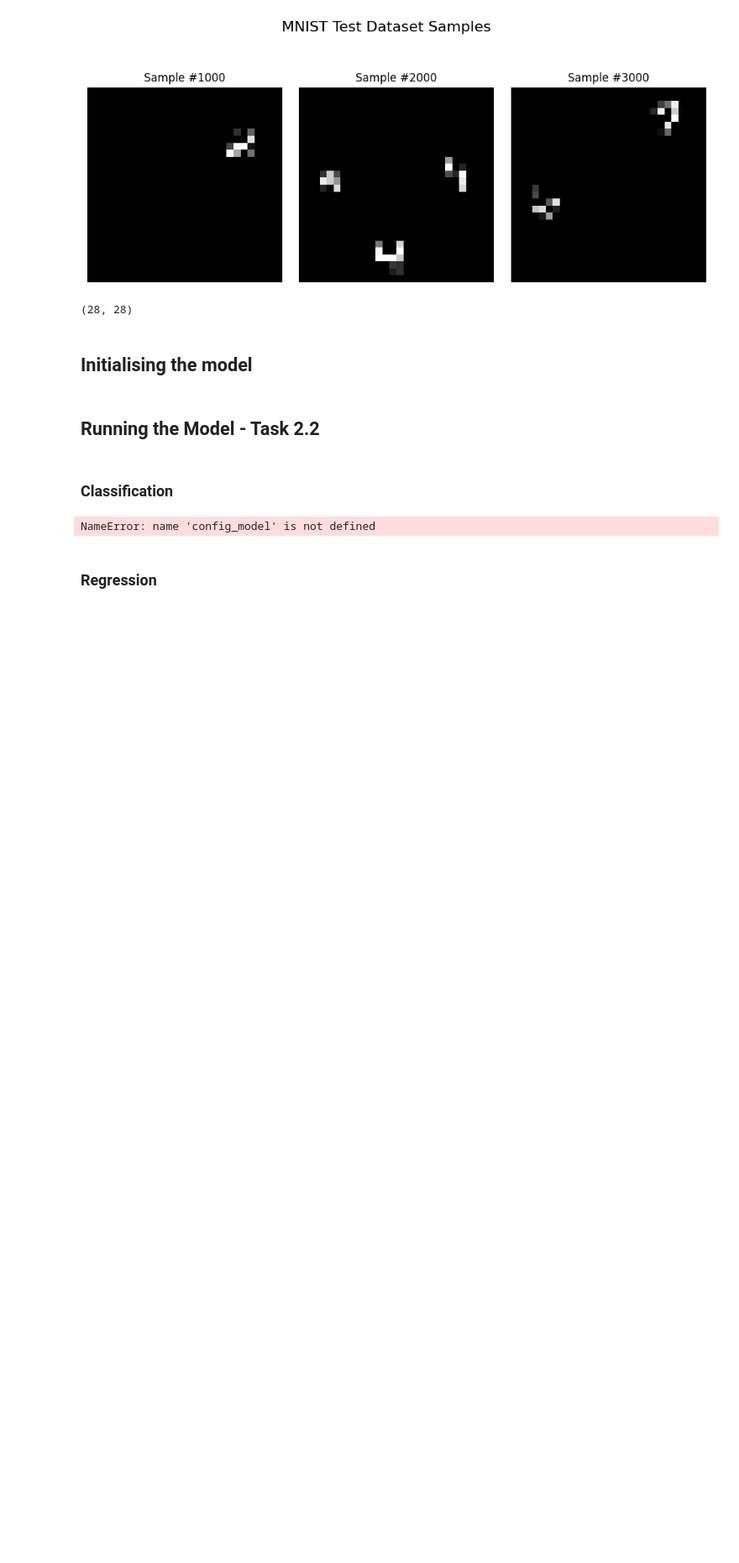
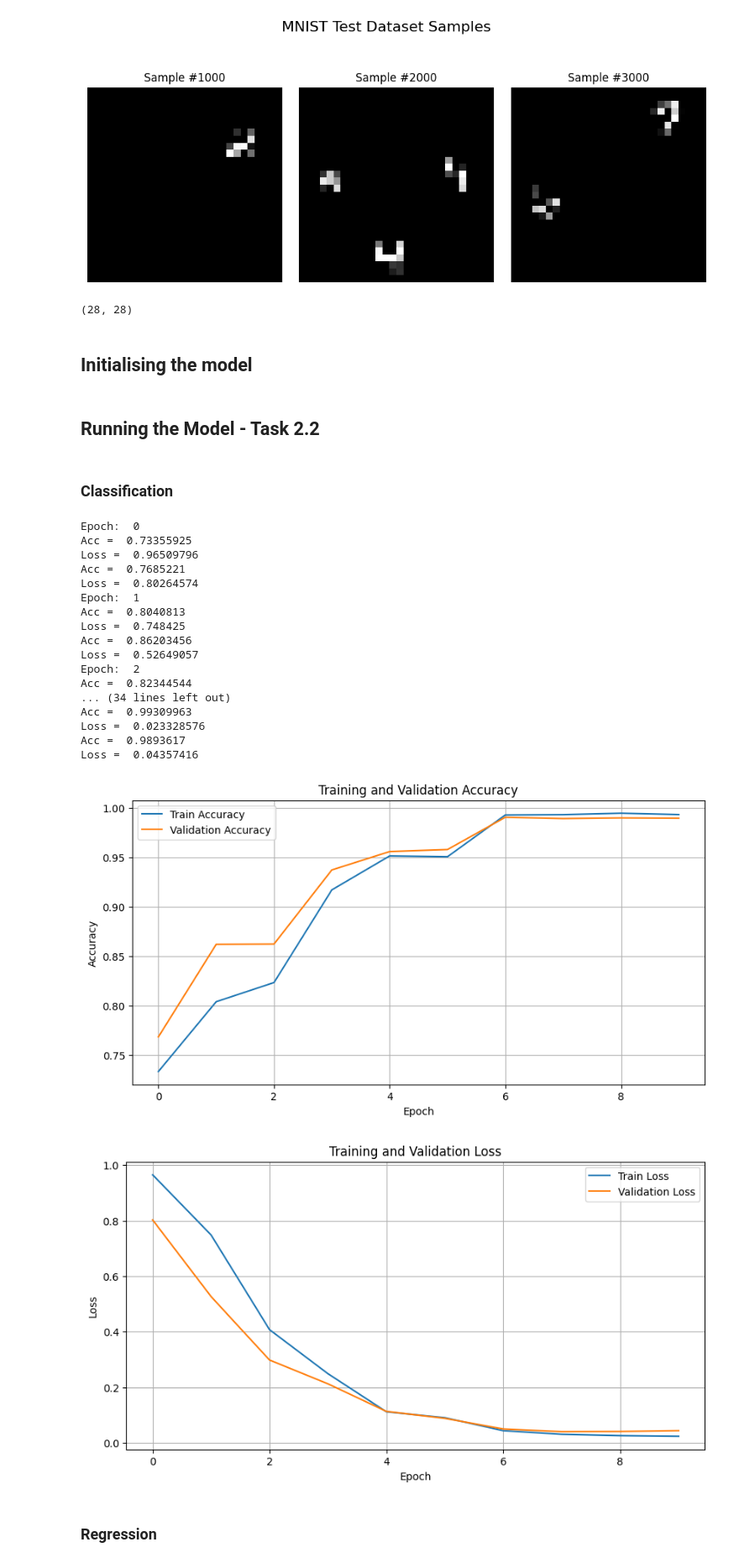
Before and after one commit to SohamVaishnav/smai-m24-assignments-SohamVaishnav, a Jupyter notebook: assignments/4/CNN.ipynb, the cells around one changed output. Shown at 84% size. Drawn from its saved outputs; the diff is of its cells as text; code cells hidden in the pictures; blank space fills up the shorter version.

```diff
--- a/assignments/4/CNN.ipynb
+++ b/assignments/4/CNN.ipynb
@@ -124,31 +124,49 @@ config_trainer = {'model': [], 'loss': [], 'epochs': [], 'batch_size': [], 'lear
 # %%
 config_model['task'] = 'classification'
 config_model['in_channels'] = 1
-config_model['ConvLayers'] = [32, 10]
-config_model['FCLayers'] = [10*28*28, 512, 4]
+config_model['ConvLayers'] = [32, 64]
+config_model['FCLayers'] = [64*7*7, 512, 4]
 config_model['kernel_size'] = [3, 3, 3]
 config_model['strides'] = [1, 1, 1]
-config_model['pool'] = None
+config_model['pool'] = [2, 2, 2]
 config_model['activation'] = 'relu'
 config_model['dropout'] = 0.5
 
 model = cnn.CNN(config_model)
 
 config_trainer['model'] = model
 config_trainer['loss'] = 'cross_entropy'
 config_trainer['epochs'] = 10
 config_trainer['batch_size'] = 64
 config_trainer['learning_rate'] = 0.001
 config_trainer['optimizer'] = optim.Adam(model.parameters(), lr=config_trainer['learning_rate'])
 config_trainer['wandb'] = False
 config_trainer['labels'] = dataloader.getLabels('num_digits')
 config_trainer['labelsRnum'] = True
 
 trainer = cnn.Model_trainer(config_trainer)
 trainer.trainer(dataloader._train_images, dataloader._train_labels, dataloader._valid_images, dataloader._valid_labels, 10)
 # trainer.evaluate(dataloader._test_images, dataloader._test_labels, True)
 # %% [output]
-NameError: name 'config_model' is not defined
+Epoch:  0
+Acc =  0.73355925
+Loss =  0.96509796
+Acc =  0.7685221
+Loss =  0.80264574
+Epoch:  1
+Acc =  0.8040813
+Loss =  0.748425
+Acc =  0.86203456
+Loss =  0.52649057
+Epoch:  2
+Acc =  0.82344544
+... (34 lines left out)
+Acc =  0.99309963
+Loss =  0.023328576
+Acc =  0.9893617
+Loss =  0.04357416
+[figure, added]
+[figure, added]
 # %% [markdown]
 ### Regression
 # %%
```
Also changed, not shown: parts of 31 cells of this notebook.
